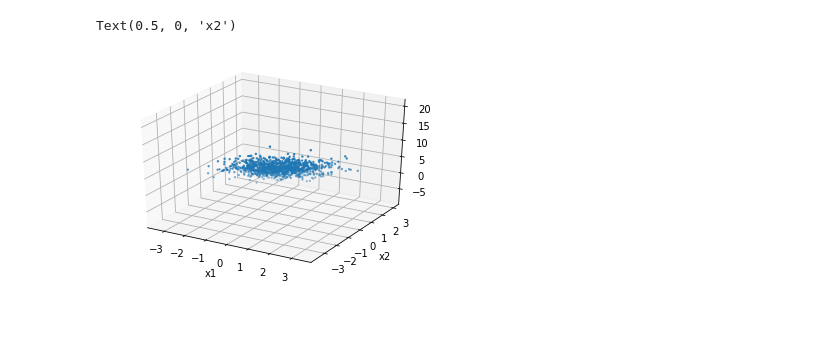
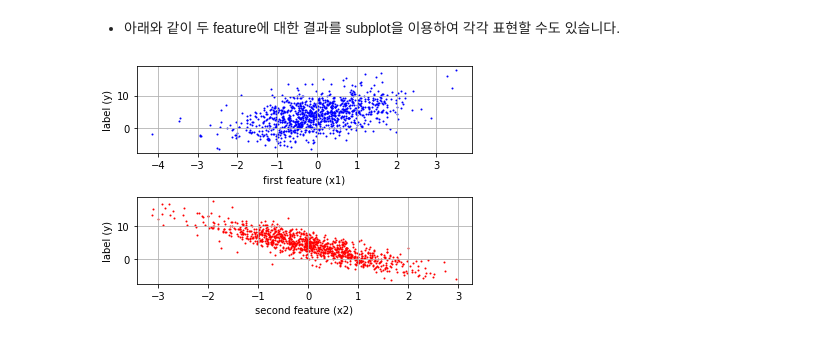
Before and after one commit to hufsbme/T10402101, a Jupyter notebook: ch3_linear_regression/ch3_01_linear_regression_implementation.ipynb, the cells around one changed output. Cells and saved outputs as stored; diff of their text form; code cells hidden in the pictures; blank space fills up the shorter version.

```diff
--- a/ch3_linear_regression/ch3_01_linear_regression_implementation.ipynb
+++ b/ch3_linear_regression/ch3_01_linear_regression_implementation.ipynb
@@ -55,9 +57,14 @@ ax.grid('both')
-# %%
-fig=plt.figure()
-ax=fig.gca(projection='3d')
-ax.scatter3D(features[:,0].numpy(),features[:,1].numpy(),labels.numpy(),s=2)
-ax.set_xlabel('x1')
-ax.set_ylabel('x2')
-# %% [output]
-Text(0.5, 0, 'x2')
-[figure, removed]
+# %% [markdown]
+- 아래와 같이 두 feature에 대한 결과를 subplot을 이용하여 각각 표현할 수도 있습니다.
+# %%
+fig,((ax1, ax2))=plt.subplots(2,gridspec_kw={'hspace':0.5})
+ax1.scatter(features[:,0].numpy(), labels.numpy(),s=1,color='b')
+ax1.set_xlabel('first feature (x1)')
+ax1.set_ylabel('label (y)')
+ax1.grid('both')
+ax2.scatter(features[:,1].numpy(), labels.numpy(),s=1,color='r')
+ax2.set_xlabel('second feature (x2)')
+ax2.set_ylabel('label (y)')
+ax2.grid('both')
+# %% [output]
+[figure, added]
```
Also changed, not shown: parts of 39 cells of this notebook.
